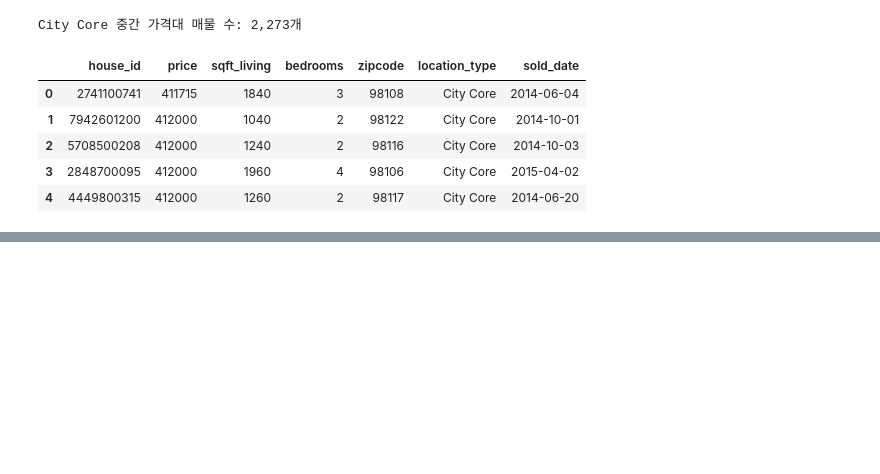
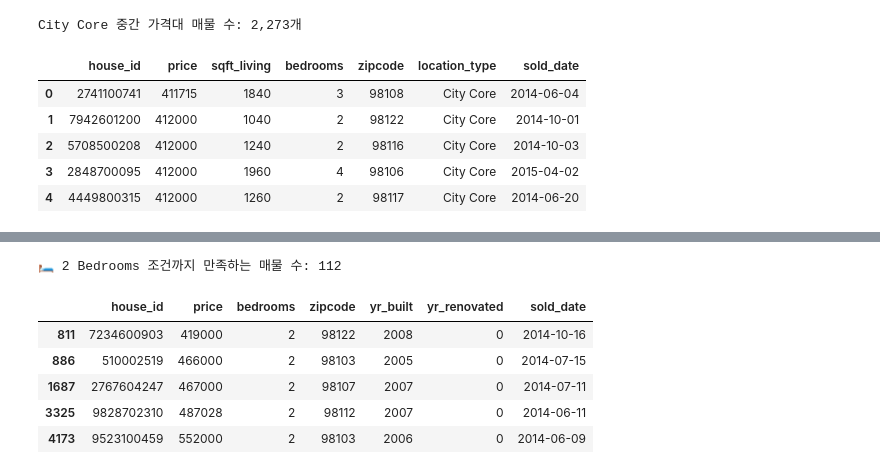
Before and after one commit to gracelee087/king-county-housing-eda, a Jupyter notebook: EDA.ipynb, the cells around one changed output, grey strips where cells are left out. Cells and saved outputs as stored; diff of their text form; code cells hidden in the pictures; blank space fills up the shorter version.

```diff
--- a/EDA.ipynb
+++ b/EDA.ipynb
@@ -338,0 +420,15 @@ City Core 중간 가격대 매물 수: 2,273개
+# %%
+# Step 7: 2베드룸 조건 추가
+two_bed_df = filtered_df[filtered_df["bedrooms"] == 2]
+
+# 결과 출력
+print("🛏️ 2 Bedrooms 조건까지 만족하는 매물 수:", len(two_bed_df))
+display(two_bed_df[["house_id", "price", "bedrooms", "zipcode", "yr_built", "yr_renovated", "sold_date"]].head())
+# %% [output]
+🛏️ 2 Bedrooms 조건까지 만족하는 매물 수: 112
+|  | house_id | price | bedrooms | zipcode | yr_built | yr_renovated | sold_date |
+| 811 | 7234600903 | 419000 | 2 | 98122 | 2008 | 0 | 2014-10-16 |
+| 886 | 510002519 | 466000 | 2 | 98103 | 2005 | 0 | 2014-07-15 |
+| 1687 | 2767604247 | 467000 | 2 | 98107 | 2007 | 0 | 2014-07-11 |
+| 3325 | 9828702310 | 487028 | 2 | 98112 | 2007 | 0 | 2014-06-11 |
+| 4173 | 9523100459 | 552000 | 2 | 98103 | 2006 | 0 | 2014-06-09 |
```
Also changed, not shown: parts of 25 cells of this notebook, 1 other file.
